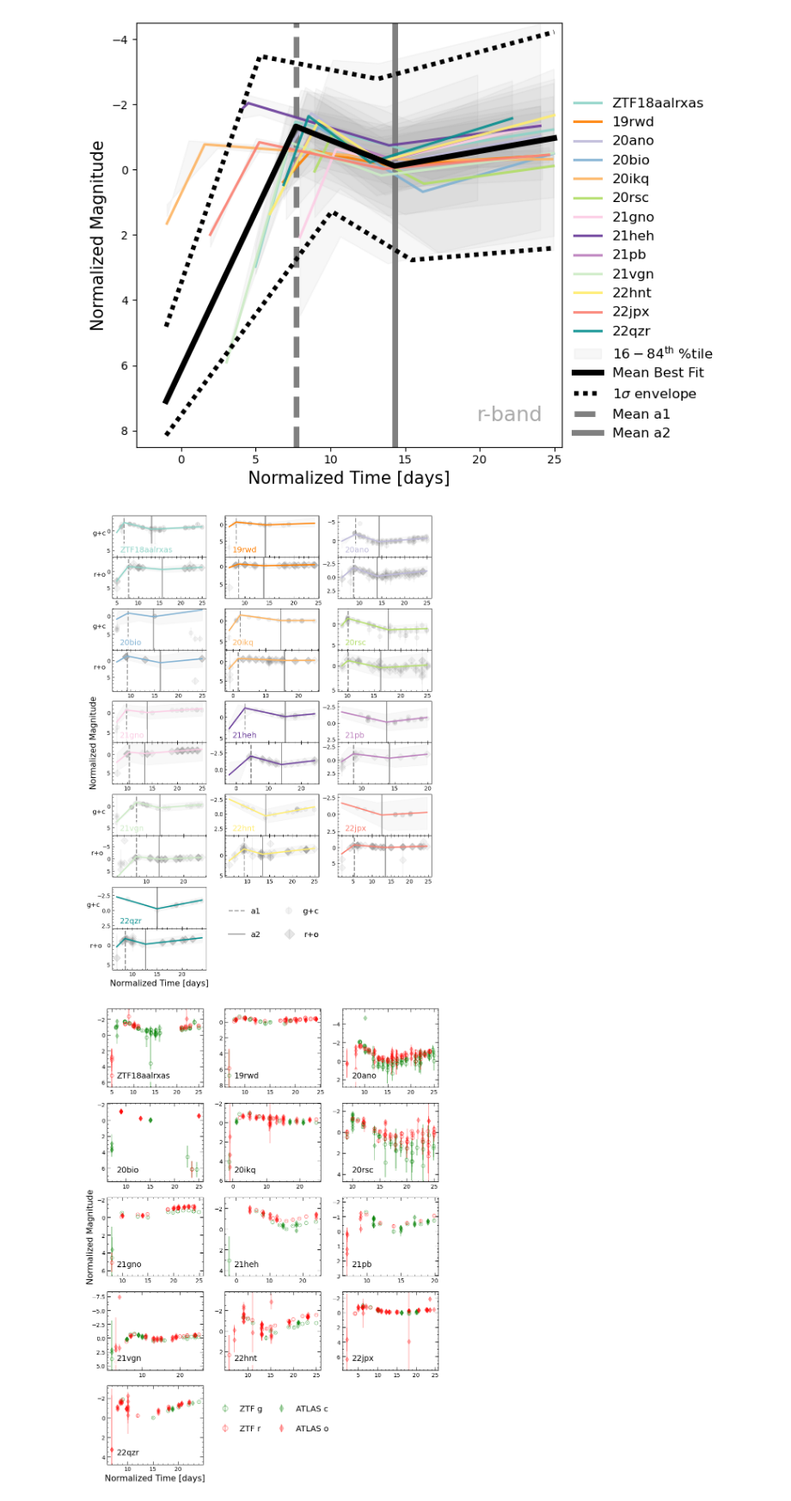
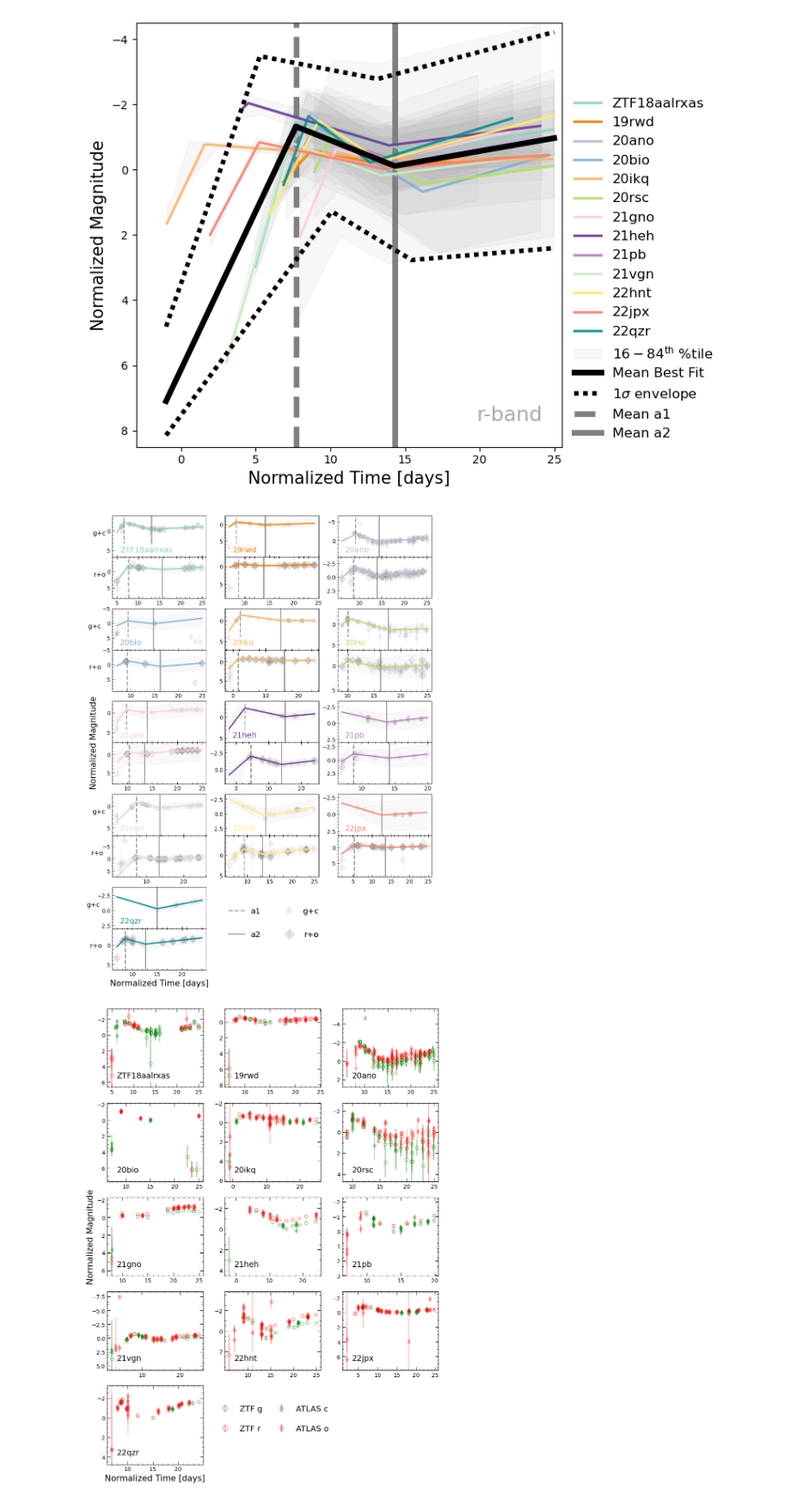
Before and after one commit to aec3675/ztf_IIb, a Jupyter notebook: make_mcmc_plots.ipynb, the cells around one changed output. Shown at 86% size. Cells and saved outputs as stored; diff of their text form; code cells hidden in the pictures.

```diff
--- a/make_mcmc_plots.ipynb
+++ b/make_mcmc_plots.ipynb
@@ -979,34 +1011,37 @@ axs[13,2].axis("off")
 axs[11,1].axis("off")
 axs[11,2].axis("off")
 
+axs[3,0].set_ylim(9,-5)
+axs[4,0].set_ylim(9,-5)
+
 fig.add_subplot(111, frameon=False)
 # hide tick and tick label of the big axis
 plt.tick_params(labelcolor='none', which='both', top=False, bottom=False, left=False, right=False)
 axs[13,0].set_xlabel("Normalized Time [days]", fontsize=15)
 plt.ylabel("Normalized Magnitude", fontsize=15)
 axs[0,0].set_ylabel('g+c', rotation=0, labelpad=14, fontsize=12)
 axs[1,0].set_ylabel("r+o", rotation=0, labelpad=13, fontsize=12)
 axs[3,0].set_ylabel('g+c', rotation=0, labelpad=14, fontsize=12)
 axs[4,0].set_ylabel("r+o", rotation=0, labelpad=13, fontsize=12)
 axs[9,0].set_ylabel('g+c', rotation=0, labelpad=15, fontsize=12)
 axs[10,0].set_ylabel("r+o", rotation=0, labelpad=9, fontsize=12)
 axs[12,0].set_ylabel('g+c', rotation=0, labelpad=7, fontsize=12)
 axs[13,0].set_ylabel("r+o", rotation=0, labelpad=20, fontsize=12)
 
 handles, labels = axs[12,0].get_legend_handles_labels()
 fig.legend(handles[1:], labels[1:], loc='center left', bbox_to_anchor=(0.385, 0.13),fontsize='x-large',markerscale=1.5,
                 frameon=False,fancybox=False,ncols=2,labelspacing=2.0,columnspacing=2.5)
 
 h1, l1 = axs[10,2].get_legend_handles_labels()
 h, l = h1[3:], l1[3:]
 leg1 = axs[10,2].legend(h, l, loc='center left', bbox_to_anchor=(-0.675, -1.4),fontsize='x-large',markerscale=1.5,
                 frameon=False,fancybox=False,)
 axs[10,2].add_artist(leg1)
 
 plt.tight_layout()
 plt.savefig(SAVE_DIR+'/figures/individ_mcmc_fits_subplot_both_bands.png', dpi=300)
 # %% [output]
-[figure, old version]
+[figure, new version]
 # %%
 fig, axs = plt.subplots(5,3, figsize=(9,12))
 locs = [[0,0],[0,1],[0,2],[1,0],[1,1],[1,2],[2,0],[2,1],[2,2],[3,0],[3,1],[3,2],[4,0]]
```
Also changed, not shown: parts of 13 cells of this notebook, 5 other files.
